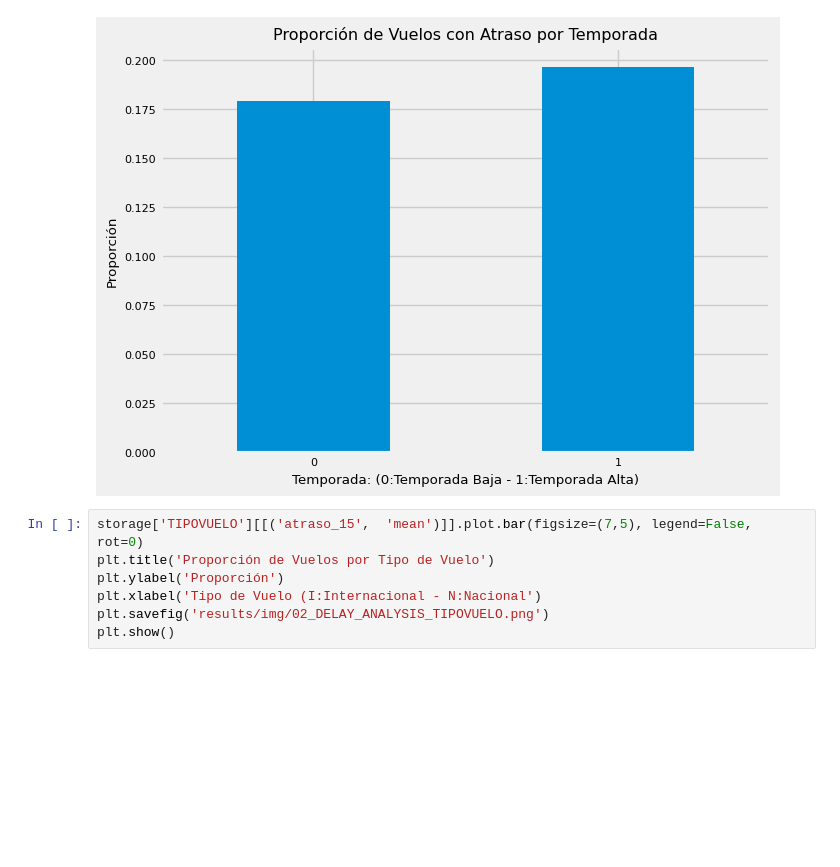
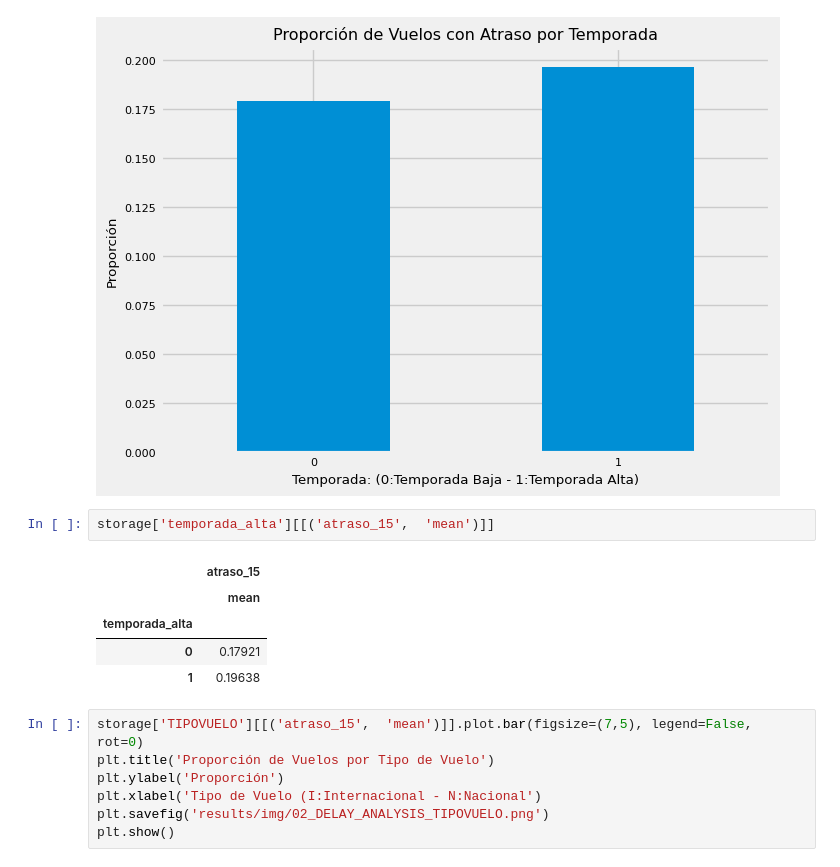
Before and after one commit to ignacioTapia95/neuralworks-challenge-data-scientist, a Jupyter notebook: notebooks/03_DELAY_ANALYSIS.ipynb, the cells around one changed output. Cells and saved outputs as stored; diff of their text form; blank space fills up the shorter version.

```diff
--- a/notebooks/03_DELAY_ANALYSIS.ipynb
+++ b/notebooks/03_DELAY_ANALYSIS.ipynb
@@ -211,6 +211,14 @@ plt.savefig('results/img/02_DELAY_ANALYSIS_TEMPORADA-BINARIA.png')
 plt.show()
 # %% [output]
 [figure]
+# %%
+storage['temporada_alta'][[('atraso_15',  'mean')]]
+# %% [output]
+|  | atraso_15 |
+|  | mean |
+| temporada_alta |  |
+| 0 | 0.17921 |
+| 1 | 0.19638 |
 # %%
 storage['TIPOVUELO'][[('atraso_15',  'mean')]].plot.bar(figsize=(7,5), legend=False, rot=0)
 plt.title('Proporción de Vuelos por Tipo de Vuelo')
```
Also changed, not shown: parts of 1 cell of this notebook, 3 other files.
